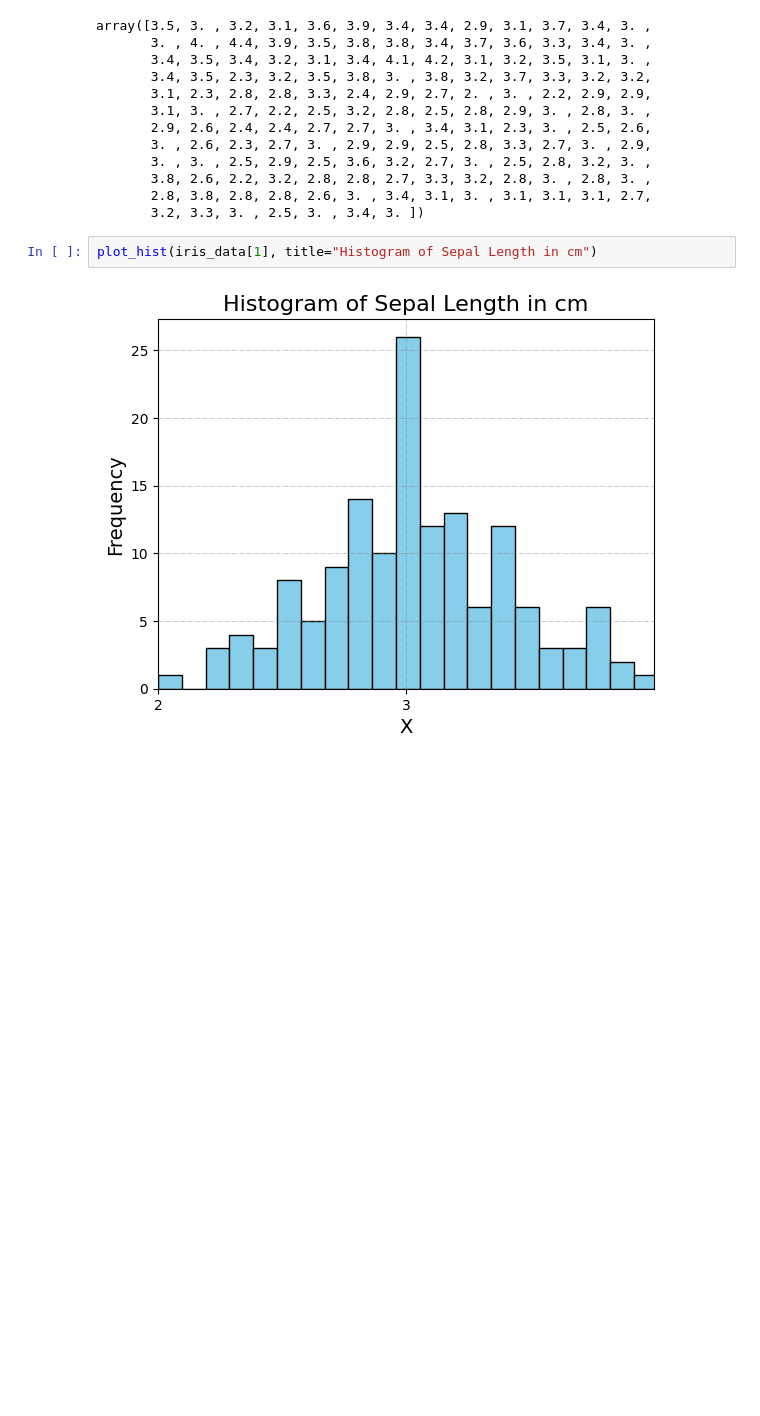
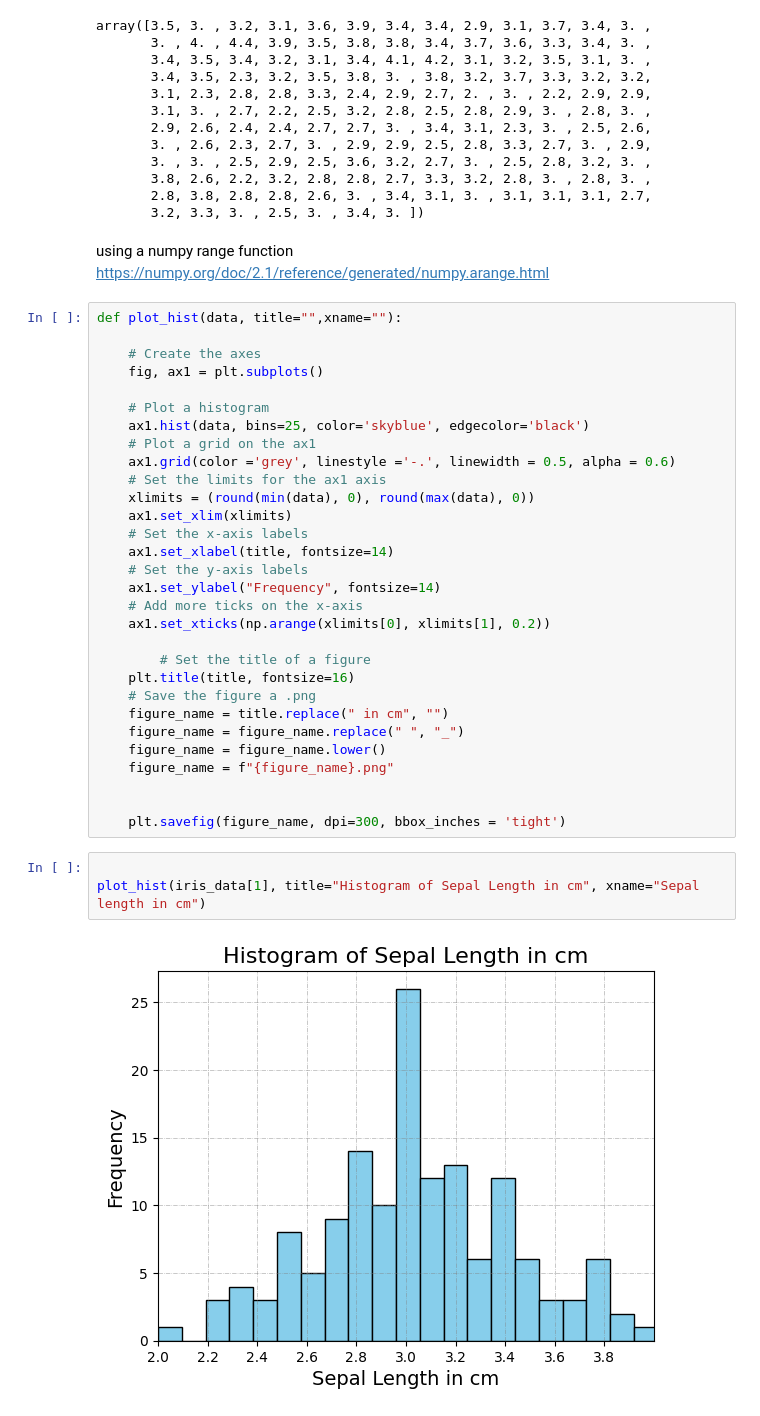
Before and after one commit to aldaszarnauskas/exploratory_analysis_iris_dataset, a Jupyter notebook: pands-project.ipynb, the cells around one changed output. Cells and saved outputs as stored; diff of their text form; blank space fills up the shorter version.

```diff
--- a/pands-project.ipynb
+++ b/pands-project.ipynb
@@ -185,7 +155,41 @@ array([3.5, 3. , 3.2, 3.1, 3.6, 3.9, 3.4, 3.4, 2.9, 3.1, 3.7, 3.4, 3. ,
        3.8, 2.6, 2.2, 3.2, 2.8, 2.8, 2.7, 3.3, 3.2, 2.8, 3. , 2.8, 3. ,
        2.8, 3.8, 2.8, 2.8, 2.6, 3. , 3.4, 3.1, 3. , 3.1, 3.1, 3.1, 2.7,
        3.2, 3.3, 3. , 2.5, 3. , 3.4, 3. ])
+# %% [markdown]
+using a numpy range function
+https://numpy.org/doc/2.1/reference/generated/numpy.arange.html
+# %%
+def plot_hist(data, title="",xname=""):
+
+    # Create the axes
+    fig, ax1 = plt.subplots()
+
+    # Plot a histogram
+    ax1.hist(data, bins=25, color='skyblue', edgecolor='black')
+    # Plot a grid on the ax1
+    ax1.grid(color ='grey', linestyle ='-.', linewidth = 0.5, alpha = 0.6)
+    # Set the limits for the ax1 axis
+    xlimits = (round(min(data), 0), round(max(data), 0))
+    ax1.set_xlim(xlimits)
+    # Set the x-axis labels
+    ax1.set_xlabel(title, fontsize=14)
+    # Set the y-axis labels
+    ax1.set_ylabel("Frequency", fontsize=14)
+    # Add more ticks on the x-axis
+    ax1.set_xticks(np.arange(xlimits[0], xlimits[1], 0.2))
+
+        # Set the title of a figure
+    plt.title(title, fontsize=16)
+    # Save the figure a .png
+    figure_name = title.replace(" in cm", "")
+    figure_name = figure_name.replace(" ", "_")
+    figure_name = figure_name.lower()
+    figure_name = f"{figure_name}.png"
+
+
+    plt.savefig(figure_name, dpi=300, bbox_inches = 'tight')
 # %%
-plot_hist(iris_data[1], title="Histogram of Sepal Length in cm")
+
+plot_hist(iris_data[1], title="Histogram of Sepal Length in cm", xname="Sepal length in cm")
 # %% [output]
-[figure, old version]
+[figure, new version]
```
Also changed, not shown: parts of 3 cells of this notebook, 7 other files.
